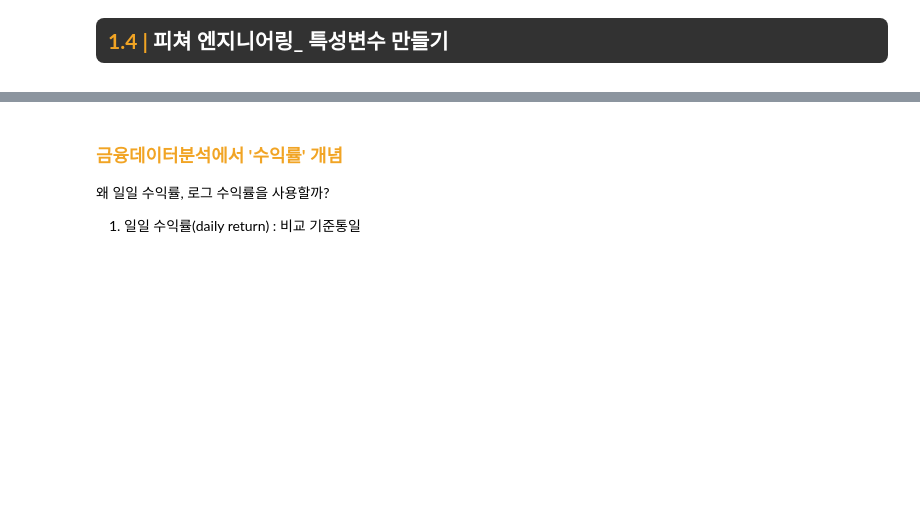
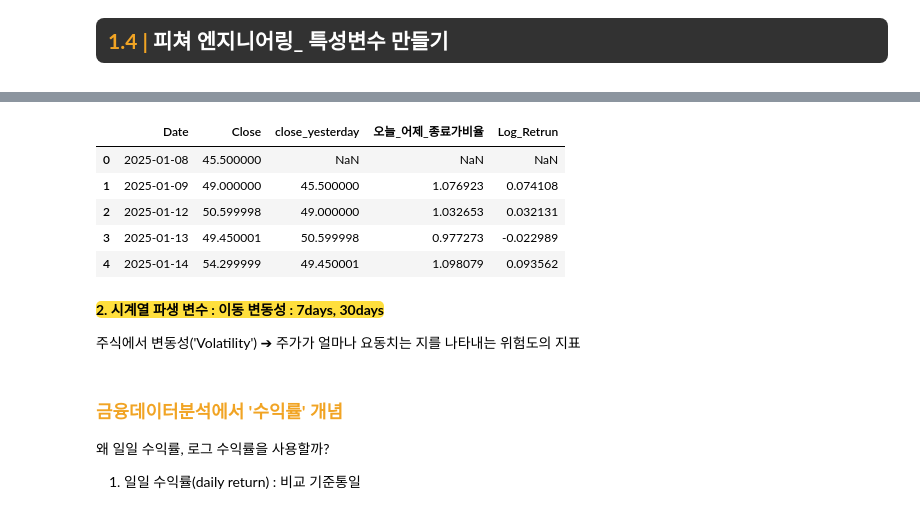
Before and after one commit to bongrybong/Data-Analysis-Study, a Jupyter notebook: 001_뷰티기업주가_EDA.ipynb, the cells around one changed output, grey strips where cells are left out. Saved outputs shown, nothing was run; the diff lists cells and outputs as text; code cells hidden in the pictures; blank space fills up the shorter version.

```diff
--- a/001_뷰티기업주가_EDA.ipynb
+++ b/001_뷰티기업주가_EDA.ipynb
@@ -195,2 +218,6 @@ df['Dailty_Return'] = df['Close'].pct_change() # 일일 수익률
+# %%
+df['close_yesterday'] = df['Close'].shift(1) # 인덱스 0은 nan ➔ 이전 종가가 없기 때문
 # %%
-df['Log_Retrun'] = np.log(df['Close']/df[])
+df['오늘_어제_종료가비율'] = df['Close']/df['close_yesterday']
+
+df['Log_Retrun'] = np.log(df['Close']/df['Close'].shift(1))
@@ -205,0 +233,13 @@ df.head()
+# %%
+df[['Date', 'Close', 'close_yesterday', '오늘_어제_종료가비율', 'Log_Retrun']].head()
+# %% [output]
+|  | Date | Close | close_yesterday | 오늘_어제_종료가비율 | Log_Retrun |
+| 0 | 2025-01-08 | 45.500000 | NaN | NaN | NaN |
+| 1 | 2025-01-09 | 49.000000 | 45.500000 | 1.076923 | 0.074108 |
+| 2 | 2025-01-12 | 50.599998 | 49.000000 | 1.032653 | 0.032131 |
+| 3 | 2025-01-13 | 49.450001 | 50.599998 | 0.977273 | -0.022989 |
+| 4 | 2025-01-14 | 54.299999 | 49.450001 | 1.098079 | 0.093562 |
+# %% [markdown]
+**<mark style="background-color: #ffdf3d;color:black;border-radius:5px;opacity:1.0"> 2. 시계열 파생 변수 : 이동 변동성 : 7days, 30days </mark>**
+
+주식에서 변동성('Volatility') ➔ 주가가 얼마나 요동치는 지를 나타내는 위험도의 지표
```
Also changed, not shown: parts of 8 cells of this notebook.
